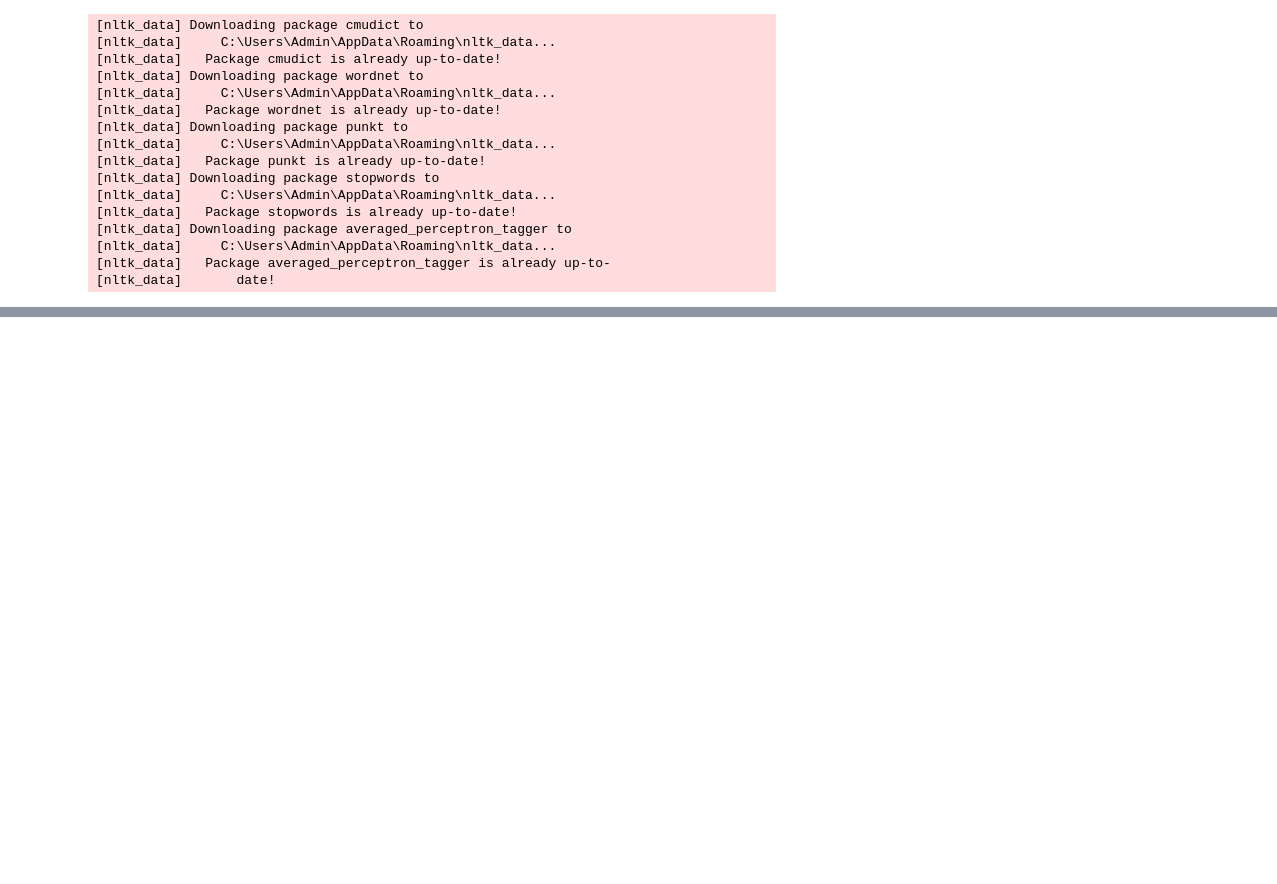
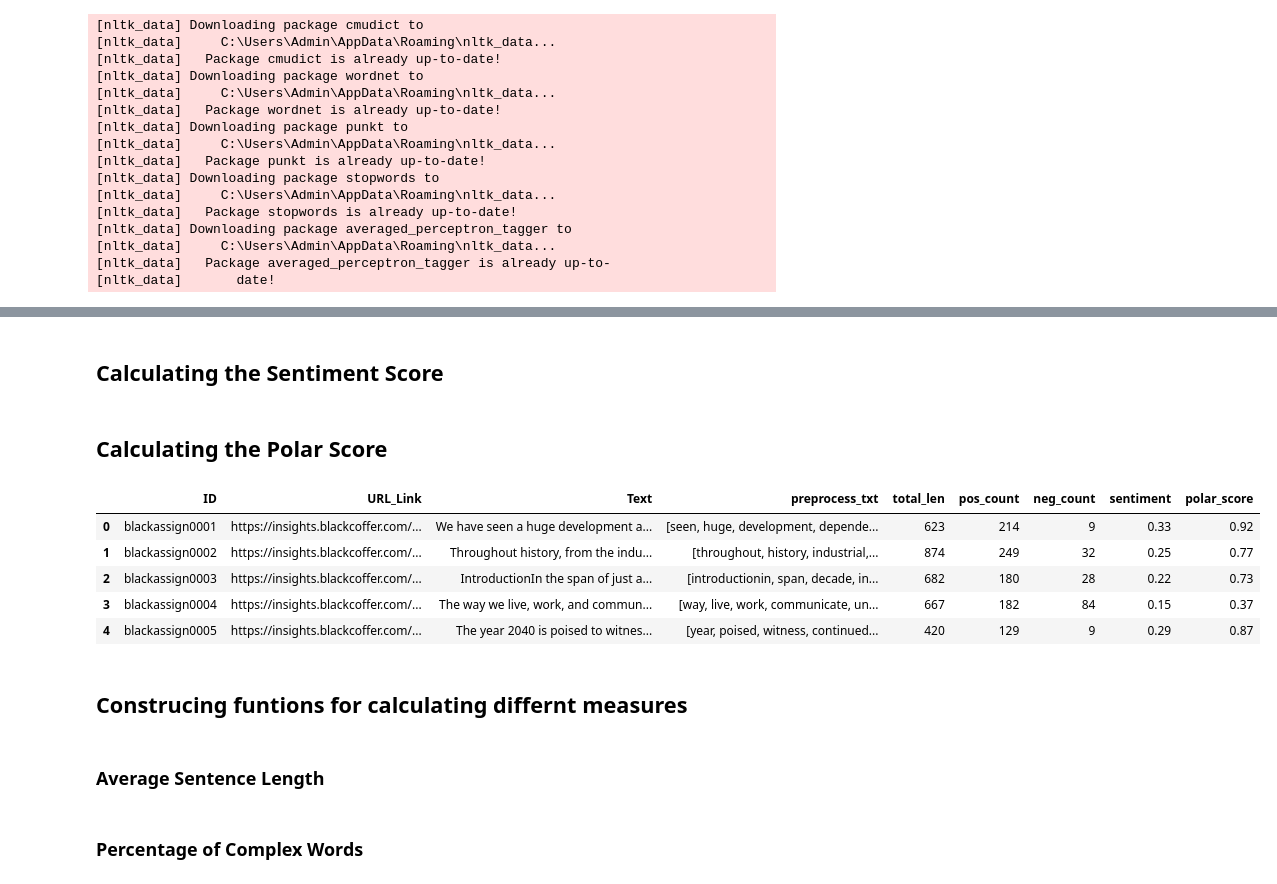
Before and after one commit to UTSAVMONDAL31/Blackcoffer-Sentiment-Analysis, a Jupyter notebook: Blackcoffer Web Sentiment Analysis.ipynb, the cells around one changed output, grey strips where cells are left out. Saved outputs shown, nothing was run; the diff lists cells and outputs as text; code cells hidden in the pictures; blank space fills up the shorter version.

```diff
--- a/Blackcoffer Web Sentiment Analysis.ipynb
+++ b/Blackcoffer Web Sentiment Analysis.ipynb
@@ -94,0 +206,5 @@ ConnectionError: ('Connection aborted.', RemoteDisconnected('Remote end closed c
+# %%
+file = open('Negative_Texts.txt', 'r', encoding="utf8")
+neg_words = file.read().split()
+file = open('Positive_Texts.txt', 'r', encoding="utf8")
+pos_words = file.read().split()
@@ -94,0 +213,26 @@ ConnectionError: ('Connection aborted.', RemoteDisconnected('Remote end closed c
+# %%
+num_pos = df['preprocess_txt'].map(lambda x: len([i for i in x if i in pos_words]))
+df['pos_count'] = num_pos
+num_neg = df['preprocess_txt'].map(lambda x: len([i for i in x if i in neg_words]))
+df['neg_count'] = num_neg
+# %% [markdown]
+## Calculating the Sentiment Score
+# %%
+df['sentiment'] = round((df['pos_count'] - df['neg_count']) / df['total_len'], 2)
+# %% [markdown]
+## Calculating the Polar Score
+# %%
+df["polar_score"] = round((df['pos_count'] - df['neg_count']) / ((df['pos_count'] + df['neg_count']) + 0.000001), 2)
+# %%
+df.head()
+# %% [output]
+|  | ID | URL_Link | Text | preprocess_txt | total_len | pos_count | neg_count | sentiment | polar_score |
+| 0 | blackassign0001 | https://insights.blackcoffer.com/... | We have seen a huge development a... | [seen, huge, development, depende... | 623 | 214 | 9 | 0.33 | 0.92 |
+| 1 | blackassign0002 | https://insights.blackcoffer.com/... | Throughout history, from the indu... | [throughout, history, industrial,... | 874 | 249 | 32 | 0.25 | 0.77 |
+| 2 | blackassign0003 | https://insights.blackcoffer.com/... | IntroductionIn the span of just a... | [introductionin, span, decade, in... | 682 | 180 | 28 | 0.22 | 0.73 |
+| 3 | blackassign0004 | https://insights.blackcoffer.com/... | The way we live, work, and commun... | [way, live, work, communicate, un... | 667 | 182 | 84 | 0.15 | 0.37 |
+| 4 | blackassign0005 | https://insights.blackcoffer.com/... | The year 2040 is poised to witnes... | [year, poised, witness, continued... | 420 | 129 | 9 | 0.29 | 0.87 |
+# %% [markdown]
+## Construcing funtions for calculating differnt measures
+# %% [markdown]
+### Average Sentence Length
@@ -94,0 +249,2 @@ ConnectionError: ('Connection aborted.', RemoteDisconnected('Remote end closed c
+# %% [markdown]
+### Percentage of Complex Words
```
Also changed, not shown: parts of 51 cells of this notebook, 4 other files.
